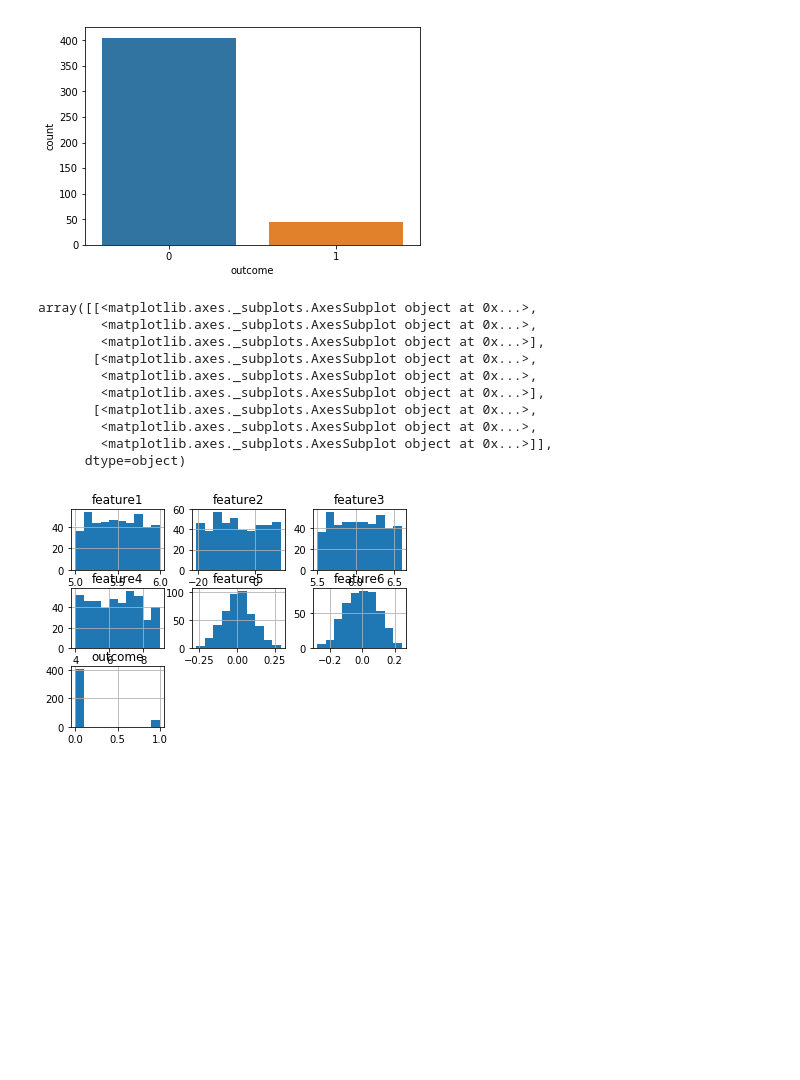
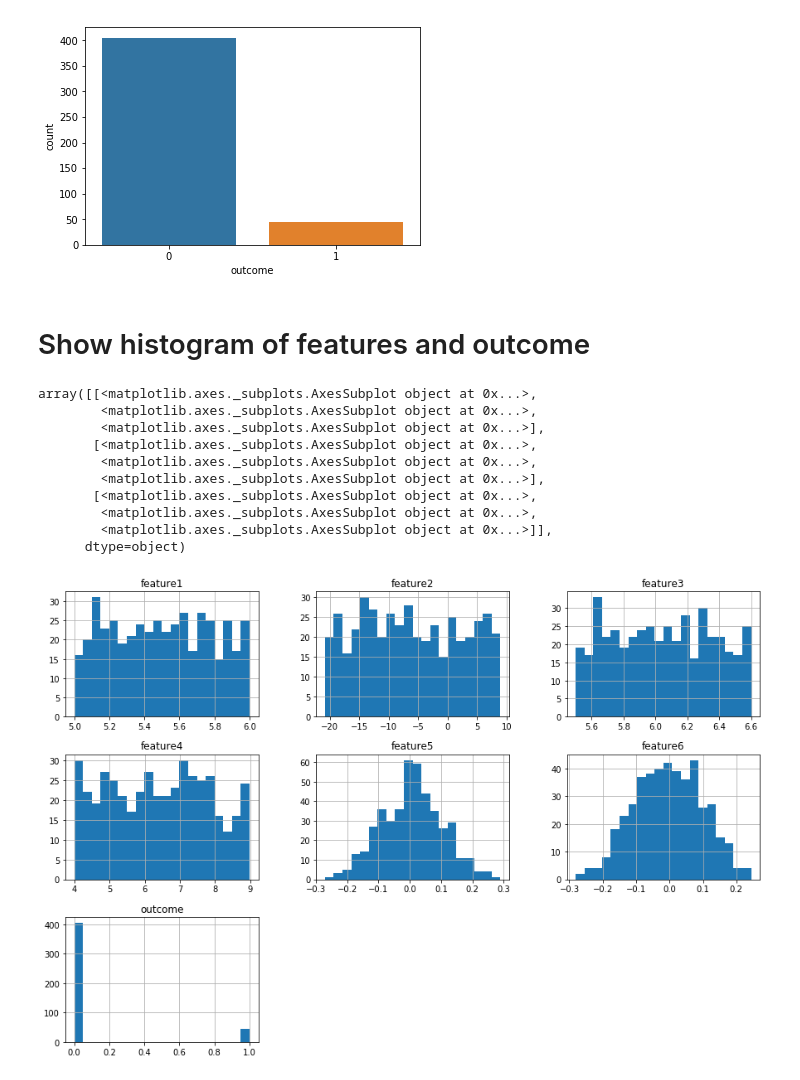
Before and after one commit to AssafR/ESTest, a Jupyter notebook: predict_patient_outcome.ipynb, the cells around one changed output. Saved outputs shown, nothing was run; the diff lists cells and outputs as text; code cells hidden in the pictures; blank space fills up the shorter version.

```diff
--- a/predict_patient_outcome.ipynb
+++ b/predict_patient_outcome.ipynb
@@ -34,17 +42,19 @@ sns.countplot(df['outcome'],label="Outcome")
 plt.show()
 # %% [output]
 [figure]
+# %% [markdown]
+# Show histogram of features and outcome
 # %%
-df.hist(bins=10)
+df.hist(bins=20,figsize=(15,10))
 # %% [output]
 array([[<matplotlib.axes._subplots.AxesSubplot object at 0x...>,
         <matplotlib.axes._subplots.AxesSubplot object at 0x...>,
         <matplotlib.axes._subplots.AxesSubplot object at 0x...>],
        [<matplotlib.axes._subplots.AxesSubplot object at 0x...>,
         <matplotlib.axes._subplots.AxesSubplot object at 0x...>,
         <matplotlib.axes._subplots.AxesSubplot object at 0x...>],
        [<matplotlib.axes._subplots.AxesSubplot object at 0x...>,
         <matplotlib.axes._subplots.AxesSubplot object at 0x...>,
         <matplotlib.axes._subplots.AxesSubplot object at 0x...>]],
       dtype=object)
-[figure, old version]
+[figure, new version]
```
Also changed, not shown: parts of 13 cells of this notebook, 1 other file.
